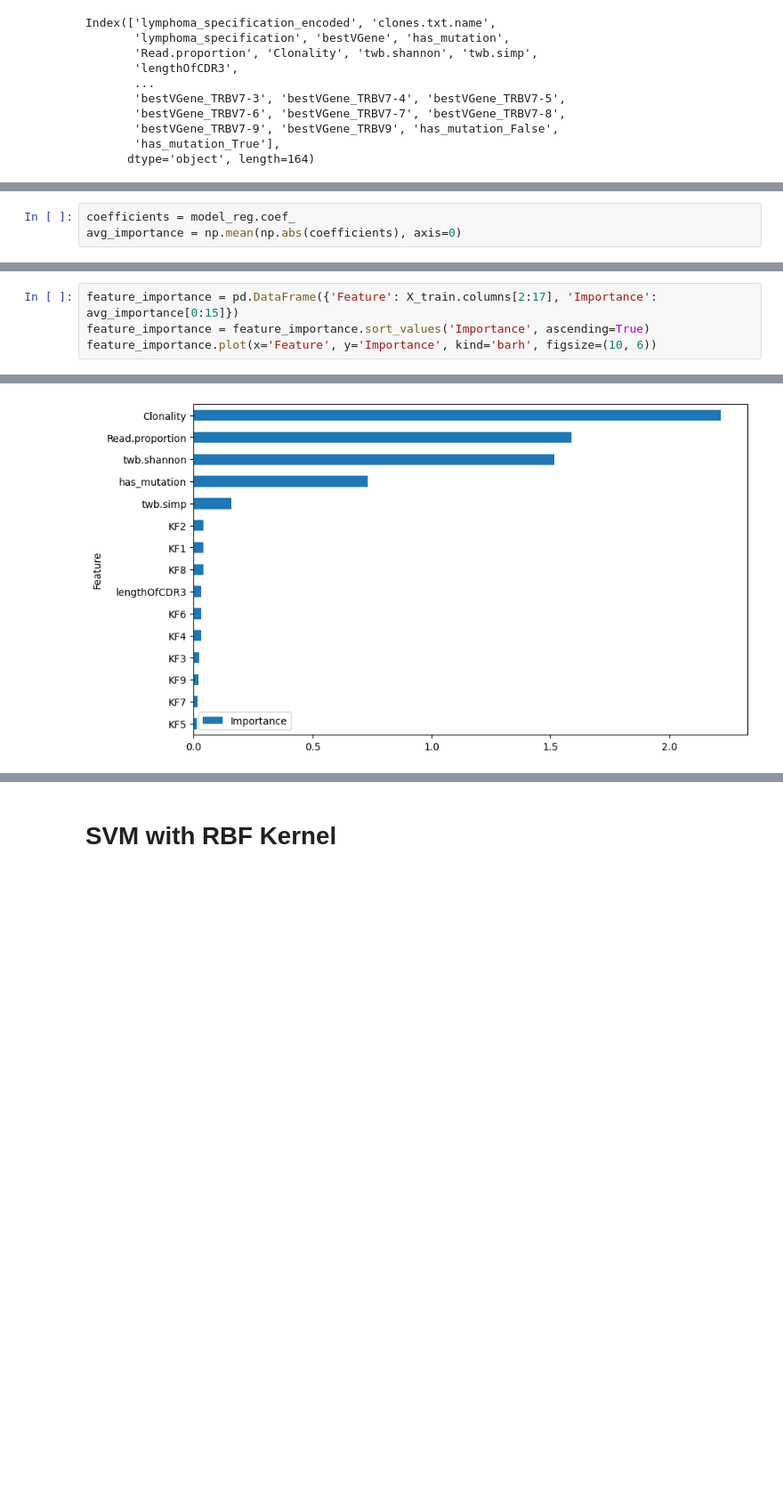
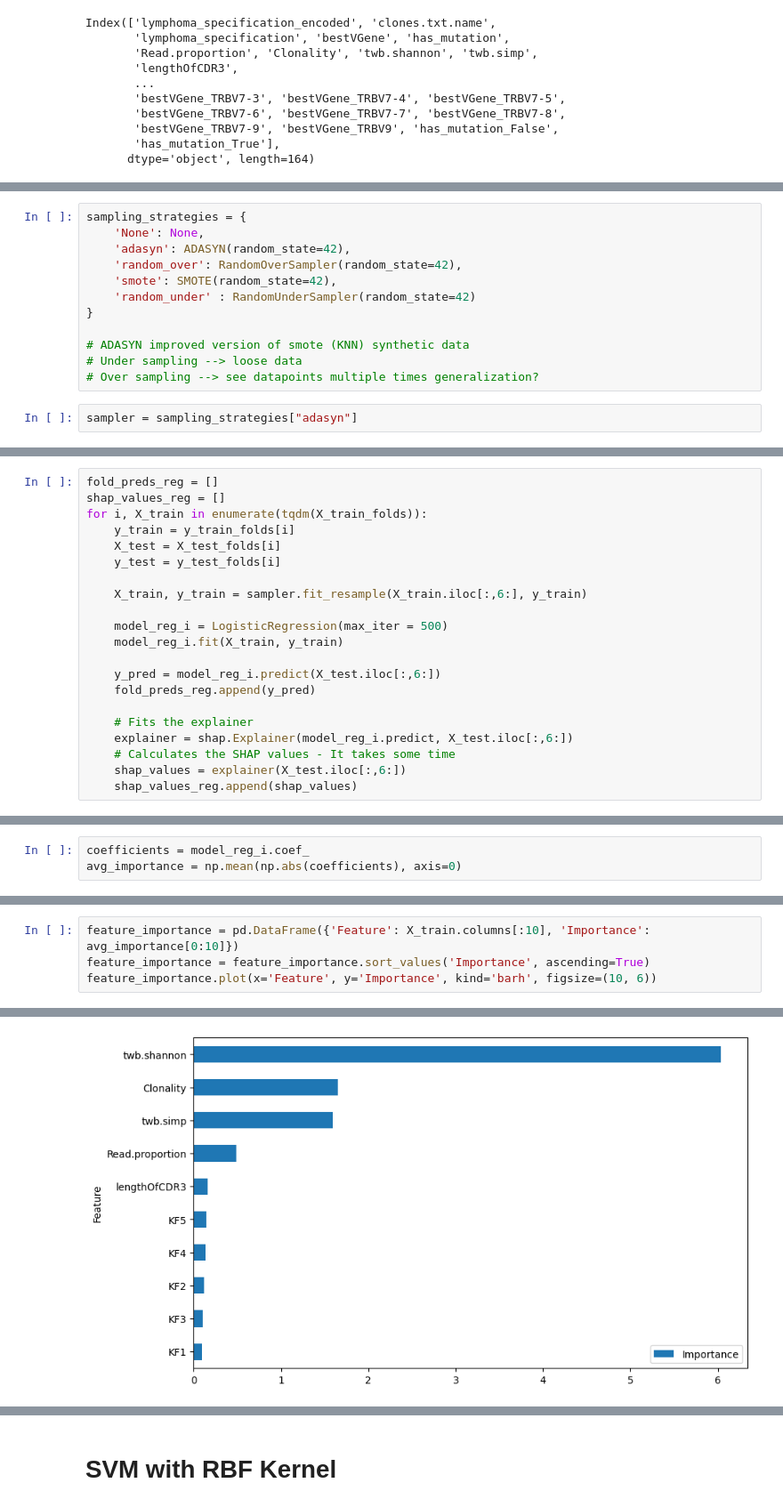
Before and after one commit to paulovic96/immusign, a Jupyter notebook: immusign_data_analysis.ipynb, the cells around one changed output, grey strips where cells are left out. Shown at 89% size. Cells and saved outputs as stored; diff of their text form; blank space fills up the shorter version.

```diff
--- a/immusign_data_analysis.ipynb
+++ b/immusign_data_analysis.ipynb
@@ -546,0 +594,14 @@ Index(['lymphoma_specification_encoded', 'clones.txt.name',
+# %%
+sampling_strategies = {
+    'None': None,
+    'adasyn': ADASYN(random_state=42),
+    'random_over': RandomOverSampler(random_state=42),
+    'smote': SMOTE(random_state=42),
+    'random_under' : RandomUnderSampler(random_state=42)
+}
+
+# ADASYN improved version of smote (KNN) synthetic data
+# Under sampling --> loose data
+# Over sampling --> see datapoints multiple times generalization?
+# %%
+sampler = sampling_strategies["adasyn"]
@@ -546,0 +612,21 @@ Index(['lymphoma_specification_encoded', 'clones.txt.name',
+# %%
+fold_preds_reg = []
+shap_values_reg = []
+for i, X_train in enumerate(tqdm(X_train_folds)):
+    y_train = y_train_folds[i]
+    X_test = X_test_folds[i]
+    y_test = y_test_folds[i]
+
+    X_train, y_train = sampler.fit_resample(X_train.iloc[:,6:], y_train)
+
+    model_reg_i = LogisticRegression(max_iter = 500)
+    model_reg_i.fit(X_train, y_train)
+
+    y_pred = model_reg_i.predict(X_test.iloc[:,6:])
+    fold_preds_reg.append(y_pred)
+
+    # Fits the explainer
+    explainer = shap.Explainer(model_reg_i.predict, X_test.iloc[:,6:])
+    # Calculates the SHAP values - It takes some time
+    shap_values = explainer(X_test.iloc[:,6:])
+    shap_values_reg.append(shap_values)
@@ -559,3 +697,3 @@ LogisticRegression(max_iter=500)
 # %%
-coefficients = model_reg.coef_
+coefficients = model_reg_i.coef_
 avg_importance = np.mean(np.abs(coefficients), axis=0)
@@ -562,7 +711,7 @@ avg_importance = np.mean(np.abs(coefficients), axis=0)
 # %%
-feature_importance = pd.DataFrame({'Feature': X_train.columns[2:17], 'Importance': avg_importance[0:15]})
+feature_importance = pd.DataFrame({'Feature': X_train.columns[:10], 'Importance': avg_importance[0:10]})
 feature_importance = feature_importance.sort_values('Importance', ascending=True)
 feature_importance.plot(x='Feature', y='Importance', kind='barh', figsize=(10, 6))
 # %% [output]
 <Axes: ylabel='Feature'>
-[figure, old version]
+[figure, new version]
```
Also changed, not shown: parts of 70 cells of this notebook.
